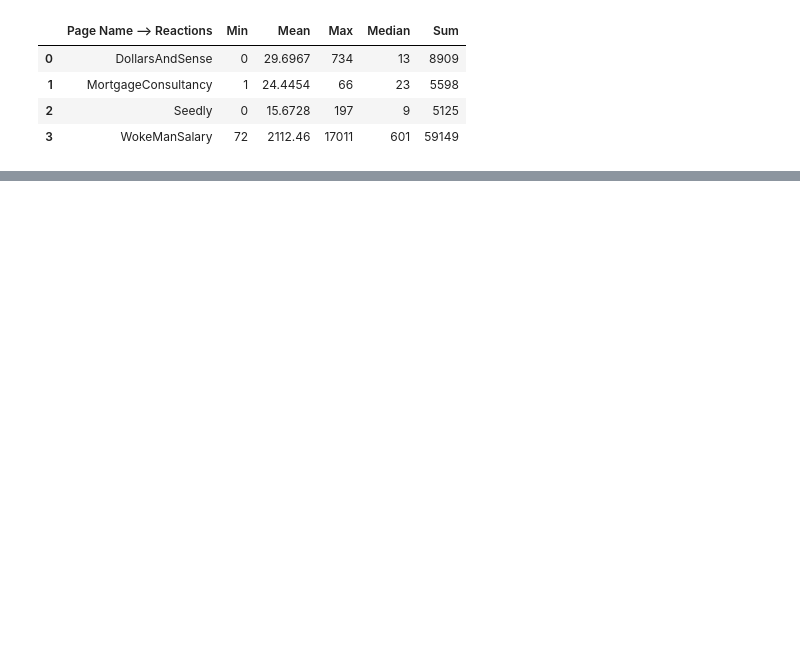
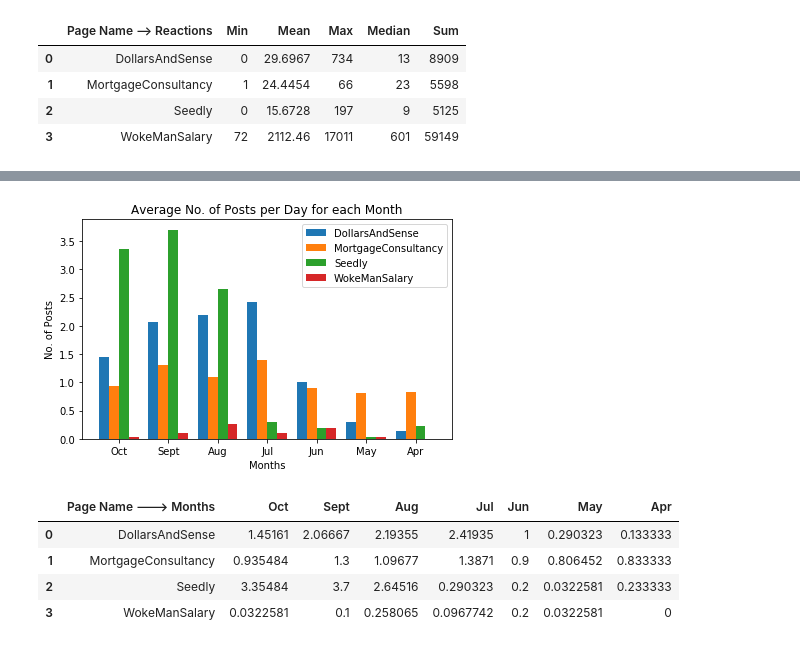
Before and after one commit to kqtqk88/IS434_PJ, a Jupyter notebook: FacebookScraper/Facebook_Data_Analysis_Workbook.ipynb, the cells around one changed output, grey strips where cells are left out. Saved outputs shown, nothing was run; the diff lists cells and outputs as text; code cells hidden in the pictures; blank space fills up the shorter version.

```diff
--- a/FacebookScraper/Facebook_Data_Analysis_Workbook.ipynb
+++ b/FacebookScraper/Facebook_Data_Analysis_Workbook.ipynb
@@ -455,0 +529,41 @@ print(sorted_collated_date_list[-1])
+# %%
+# Average number of posts per day for each month, per page
+bar_width = 0.2
+bar_pos = 0
+
+ax = plt.subplot()
+
+for page, posts_by_month in collated_posts_by_month.items():
+    ax.bar(
+        index + bar_pos,
+        [len(monthly_posts)/months_days_options[month_str] for month_str, monthly_posts in posts_by_month.items()],
+        width=bar_width,
+        label=page,
+        align='center'
+    )
+    bar_pos += bar_width
+
+plt.xlabel('Months')
+plt.ylabel('No. of Posts')
+plt.title('Average No. of Posts per Day for each Month')
+plt.xticks(index + bar_width + 0.1, months_options.values())
+plt.legend()
+plt.tight_layout()
+plt.show()
+
+data = {'Page Name ---> Months': page_list}
+for page, posts_by_month in collated_posts_by_month.items():
+    for month_str, month_posts in posts_by_month.items():
+        try:
+            data[month_str].append(len(month_posts)/months_days_options[month_str])
+        except:
+            data[month_str] = [len(month_posts)/months_days_options[month_str]]
+df = pd.DataFrame(data=data)
+df.style
+# %% [output]
+[figure, added]
+|  | Page Name ---> Months | Oct | Sept | Aug | Jul | Jun | May | Apr |
+| 0 | DollarsAndSense | 1.45161 | 2.06667 | 2.19355 | 2.41935 | 1 | 0.290323 | 0.133333 |
+| 1 | MortgageConsultancy | 0.935484 | 1.3 | 1.09677 | 1.3871 | 0.9 | 0.806452 | 0.833333 |
+| 2 | Seedly | 3.35484 | 3.7 | 2.64516 | 0.290323 | 0.2 | 0.0322581 | 0.233333 |
+| 3 | WokeManSalary | 0.0322581 | 0.1 | 0.258065 | 0.0967742 | 0.2 | 0.0322581 | 0 |
```
Also changed, not shown: parts of 11 cells of this notebook.
